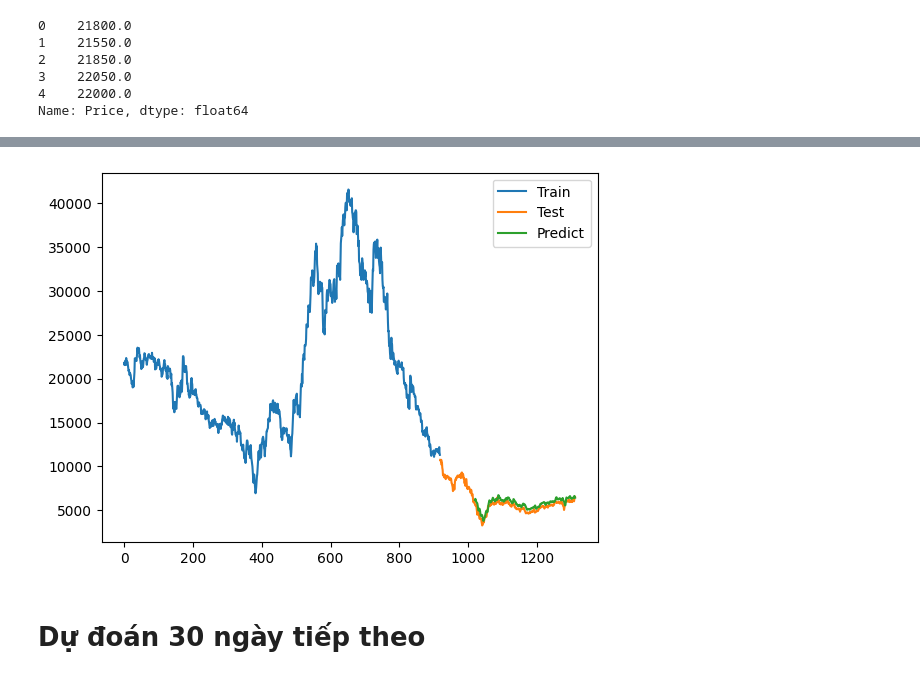
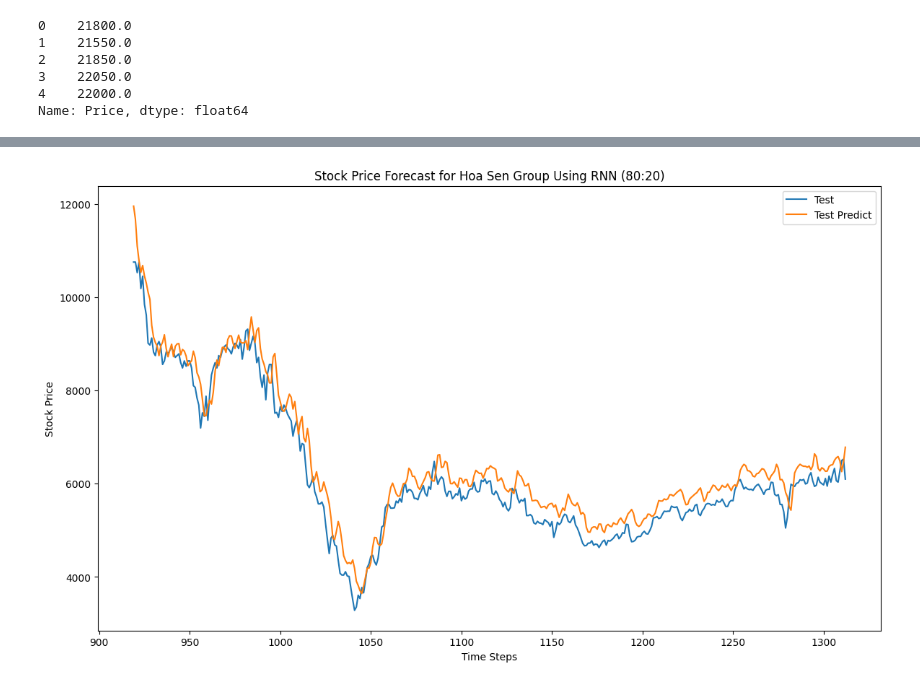
Before and after one commit to xuanquynhle/IS403.O21.HTCL_Team5, a Jupyter notebook: RNN_Model/HSG_RNN_Model_70_30.ipynb, the cells around one changed output, grey strips where cells are left out. Cells and saved outputs as stored; diff of their text form; code cells hidden in the pictures.

```diff
--- a/RNN_Model/HSG_RNN_Model_70_30.ipynb
+++ b/RNN_Model/HSG_RNN_Model_70_30.ipynb
@@ -48,7 +48,7 @@ train_size = int(0.7 * len(df1))
 test_size = int(0.3 * len(df1))
 
 train_data = df1[:train_size]
-test_data = df1[train_size:train_size+test_size]
+test_data = df1[train_size:]
 # %%
 # 5. Hàm Create Dataset
 import numpy
@@ -63,8 +63,10 @@ def create_dataset(dataset, time_step=1):
 # %%
 #6. Reshape into X=t,t+1,t+2..t+99 and Y=t+100
 time_step = 100
+train_last_windowsize = train_data[-time_step-1:]
+test_data_extended = np.concatenate((train_last_windowsize, test_data), axis=0)
 X_train, y_train = create_dataset(train_data, time_step)
-X_test, ytest = create_dataset(test_data, time_step)
+X_test, y_test = create_dataset(test_data_extended, time_step)
 # %%
 ## 7. Reshape input to be [samples, time steps, features] which is required for LSTM
 X_train = X_train.reshape(X_train.shape[0],X_train.shape[1] , 1)
@@ -131,17 +264,18 @@ Testing MAPE: 0.07261272036175602
 # %%
-# 14.Vẽ hình
-# Train
-train_data_index = pd.RangeIndex(start=0, stop=train_size, step=1)
-plt.plot(scaler.inverse_transform(train_data))
-# Test
-test_data_index = pd.RangeIndex(start=train_size, stop=train_size+test_size, step=1)
-plt.plot(test_data_index,scaler.inverse_transform(test_data))
-# Dự đoán trên tập test
-test_data_index = pd.RangeIndex(start=train_size+101, stop=train_size+test_size, step=1)
-plt.plot(test_data_index,(y_pred))
-plt.legend(['Train','Test','Predict'])
+plt.figure(figsize=(14, 8))
+# Vẽ dữ liệu kiểm tra (test_data)
+test_data_index = pd.RangeIndex(start=train_size, stop=train_size + len(test_data), step=1)
+plt.plot(test_data_index, scaler.inverse_transform(test_data), label='Test')
+
+# Vẽ dữ liệu dự đoán cho tập kiểm tra (y_pred)
+test_pred_index = pd.RangeIndex(start=train_size, stop=train_size + len(test_data), step=1)
+plt.plot(test_pred_index, y_pred, label='Predict')
+
+# Thêm chú thích và hiển thị đồ thị
+plt.title('Stock Price Forecast for Hoa Sen Group Using RNN (80:20)')
+plt.xlabel('Time Steps')
+plt.ylabel('Stock Price')
+plt.legend(['Test', 'Test Predict'])
 plt.show()
 # %% [output]
-[figure, old version]
+[figure, new version]
-# %% [markdown]
-# Dự đoán 30 ngày tiếp theo
```
Also changed, not shown: parts of 16 cells of this notebook, 5 other files.
